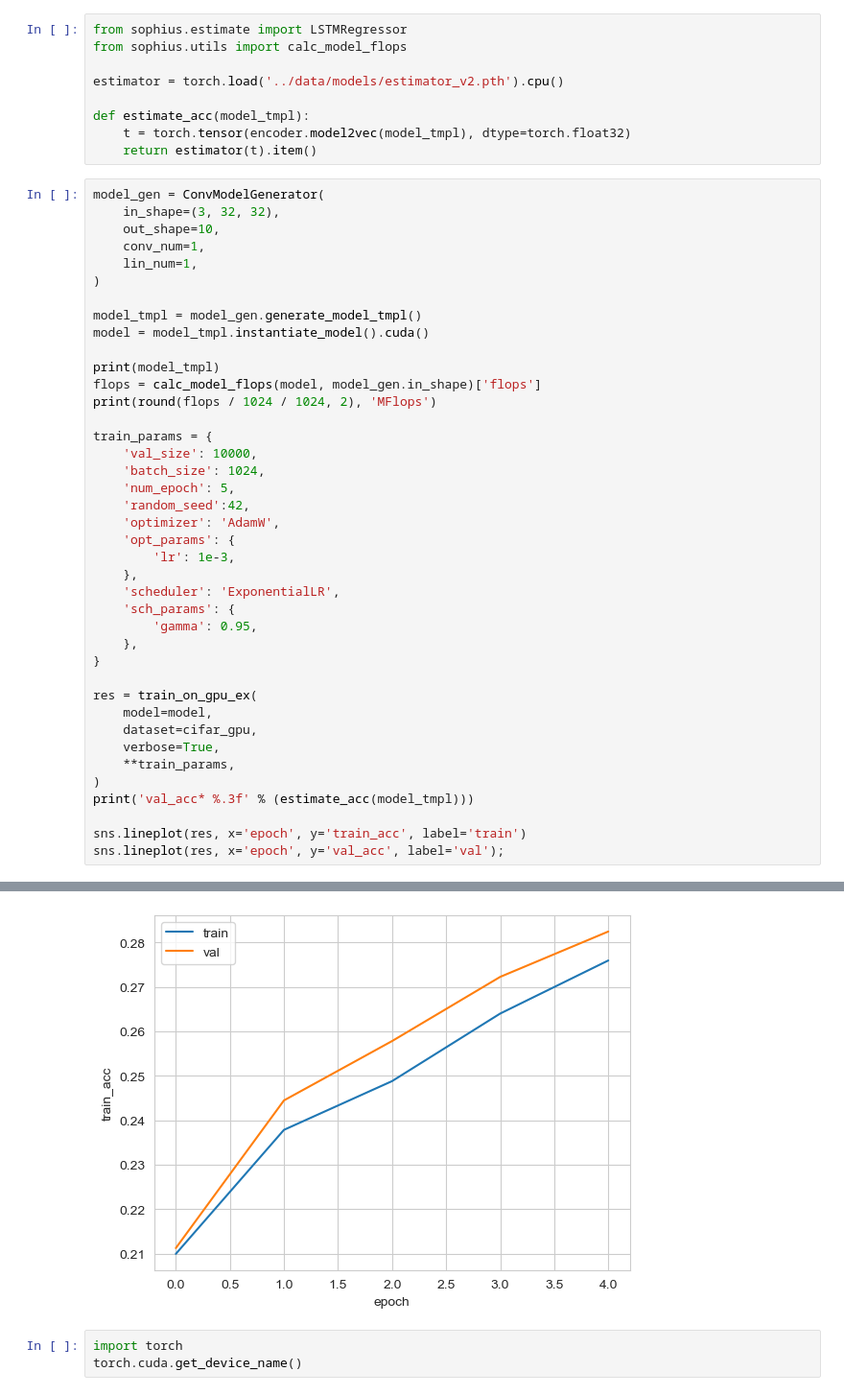
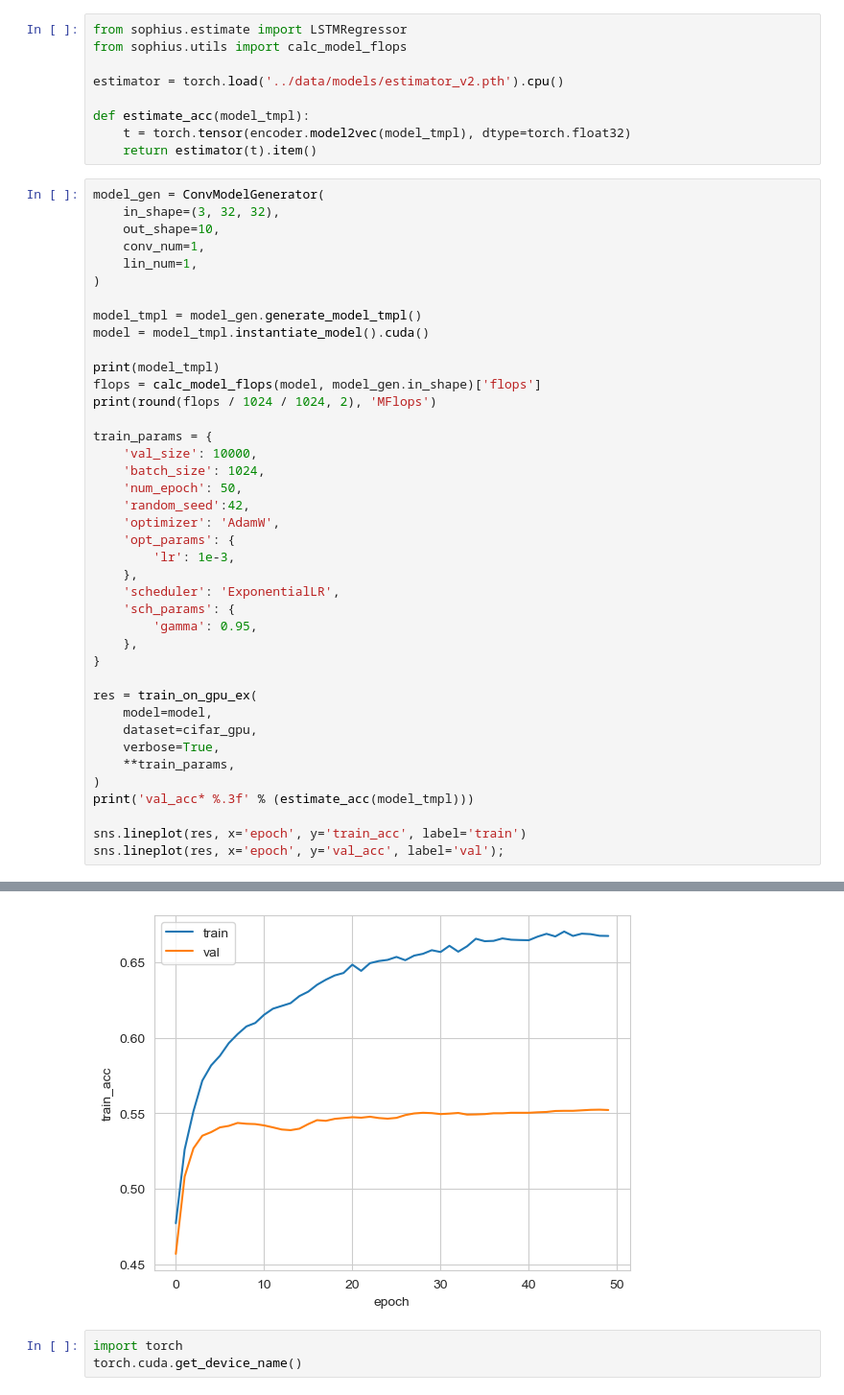
Before and after one commit to alkorolyov/sophius, a Jupyter notebook: notebooks/05_3_gen_models_peewee.ipynb, the cells around one changed output, grey strips where cells are left out. Shown at 96% size. Drawn from its saved outputs; the diff is of its cells as text.

```diff
--- a/notebooks/05_3_gen_models_peewee.ipynb
+++ b/notebooks/05_3_gen_models_peewee.ipynb
@@ -53,7 +53,7 @@ print(round(flops / 1024 / 1024, 2), 'MFlops')
 train_params = {
     'val_size': 10000,
     'batch_size': 1024,
-    'num_epoch': 5,
+    'num_epoch': 50,
     'random_seed':42,
     'optimizer': 'AdamW',
     'opt_params': {
@@ -90,4 +89,4 @@ val_acc* 0.395
-[figure, old version]
+[figure, new version]
 # %%
 import torch
 torch.cuda.get_device_name()
```
Also changed, not shown: parts of 5 cells of this notebook, 1 other file.
